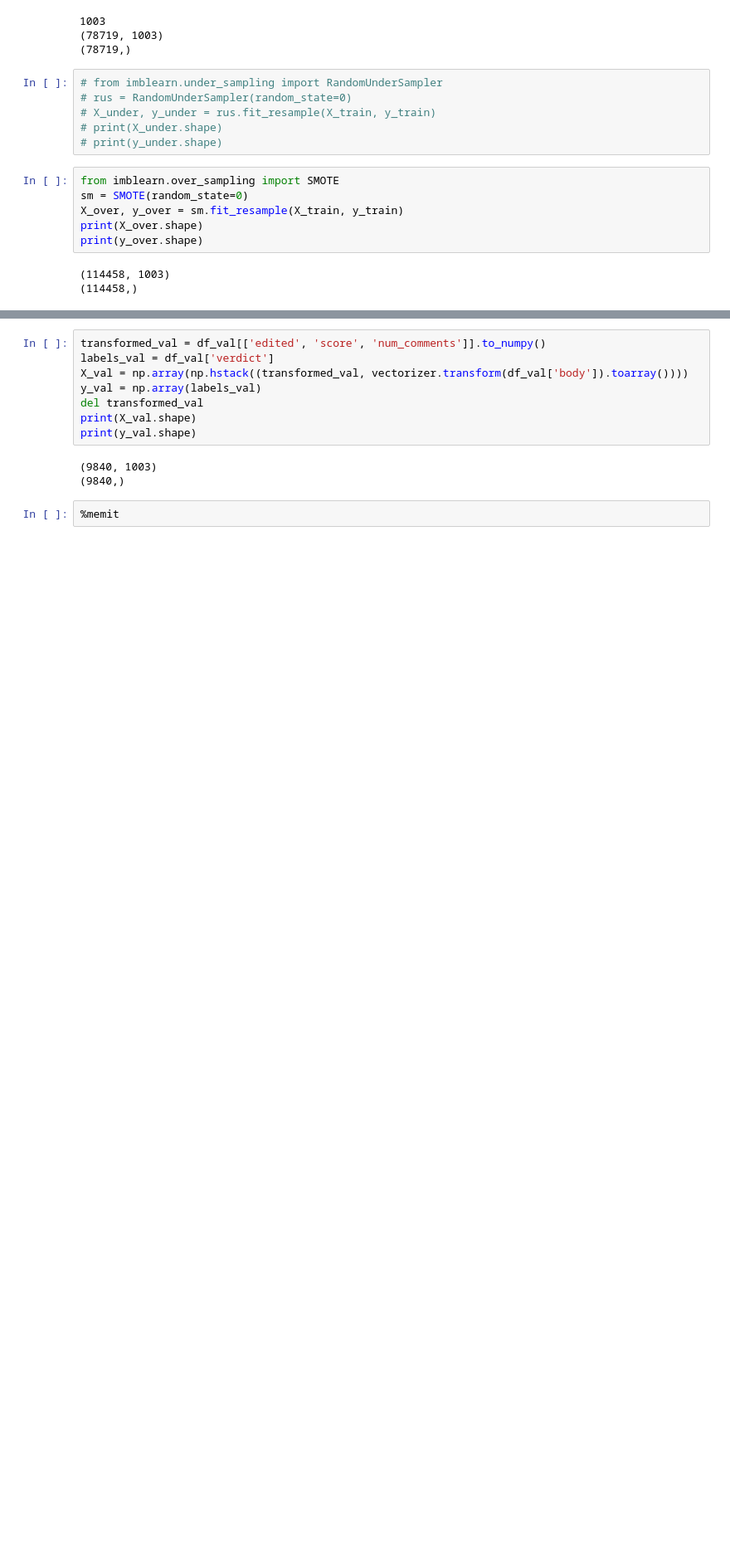
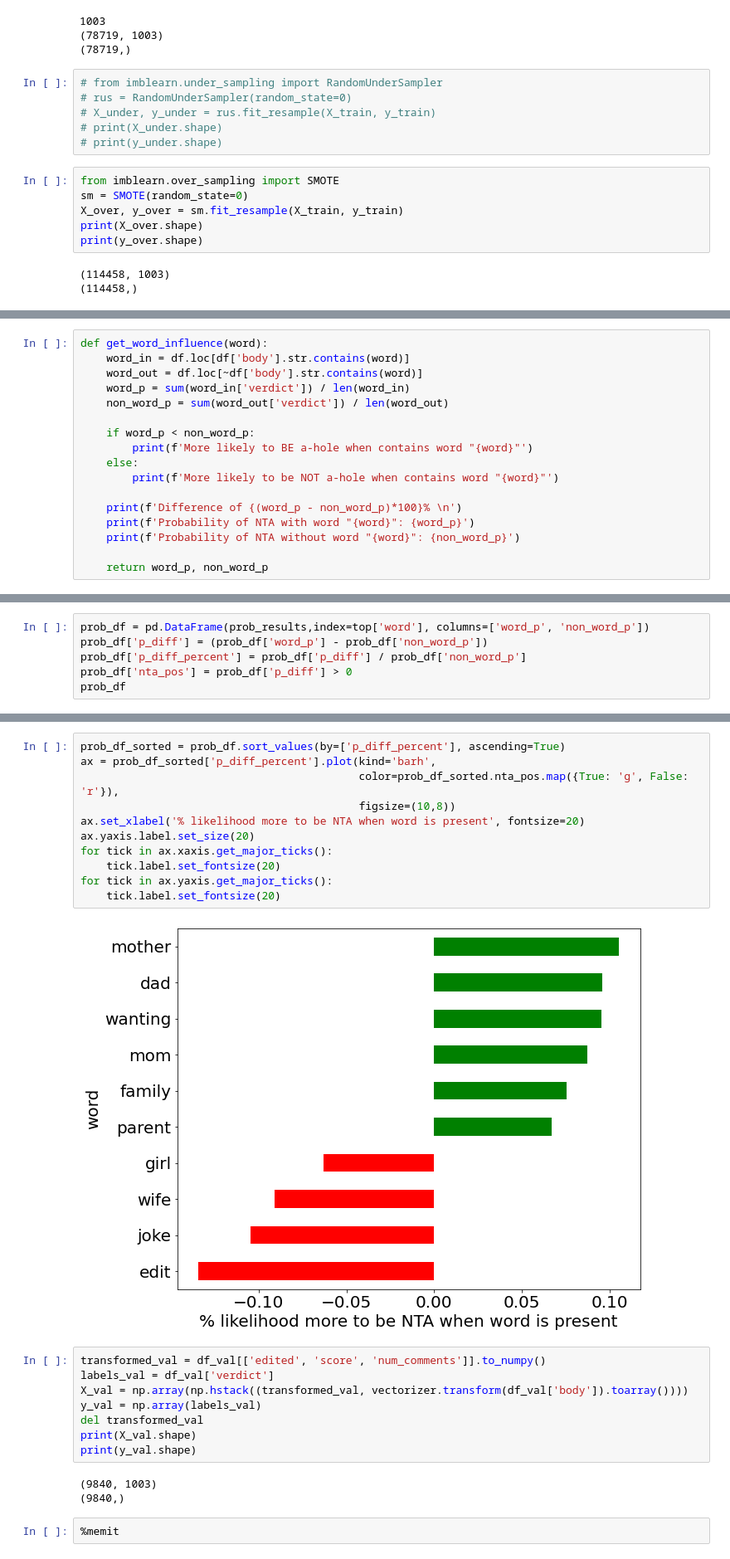
Before and after one commit to ericke8/AITA_TextMining, a Jupyter notebook: NN_aita.ipynb, the cells around one changed output, grey strips where cells are left out. Shown at 83% size. Drawn from its saved outputs; the diff is of its cells as text; blank space fills up the shorter version.

```diff
--- a/NN_aita.ipynb
+++ b/NN_aita.ipynb
@@ -248,0 +249,17 @@ dfObj.sort_values(by=['chi_squared'], ascending = False)[:25]
+# %%
+def get_word_influence(word):
+    word_in = df.loc[df['body'].str.contains(word)]
+    word_out = df.loc[~df['body'].str.contains(word)]
+    word_p = sum(word_in['verdict']) / len(word_in)
+    non_word_p = sum(word_out['verdict']) / len(word_out)
+
+    if word_p < non_word_p:
+        print(f'More likely to BE a-hole when contains word "{word}"')
+    else:
+        print(f'More likely to be NOT a-hole when contains word "{word}"')
+
+    print(f'Difference of {(word_p - non_word_p)*100}% \n')
+    print(f'Probability of NTA with word "{word}": {word_p}')
+    print(f'Probability of NTA without word "{word}": {non_word_p}')
+
+    return word_p, non_word_p
@@ -248,0 +290,6 @@ dfObj.sort_values(by=['chi_squared'], ascending = False)[:25]
+# %%
+prob_df = pd.DataFrame(prob_results,index=top['word'], columns=['word_p', 'non_word_p'])
+prob_df['p_diff'] = (prob_df['word_p'] - prob_df['non_word_p'])
+prob_df['p_diff_percent'] = prob_df['p_diff'] / prob_df['non_word_p']
+prob_df['nta_pos'] = prob_df['p_diff'] > 0
+prob_df
@@ -249,3 +309,16 @@ dfObj.sort_values(by=['chi_squared'], ascending = False)[:25]
+# %%
+prob_df_sorted = prob_df.sort_values(by=['p_diff_percent'], ascending=True)
+ax = prob_df_sorted['p_diff_percent'].plot(kind='barh',
+                                           color=prob_df_sorted.nta_pos.map({True: 'g', False: 'r'}),
+                                           figsize=(10,8))
+ax.set_xlabel('% likelihood more to be NTA when word is present', fontsize=20)
+ax.yaxis.label.set_size(20)
+for tick in ax.xaxis.get_major_ticks():
+    tick.label.set_fontsize(20)
+for tick in ax.yaxis.get_major_ticks():
+    tick.label.set_fontsize(20)
+# %% [output]
+[figure, added]
 # %%
 transformed_val = df_val[['edited', 'score', 'num_comments']].to_numpy()
 labels_val = df_val['verdict']
```
Also changed, not shown: parts of 17 cells of this notebook.
